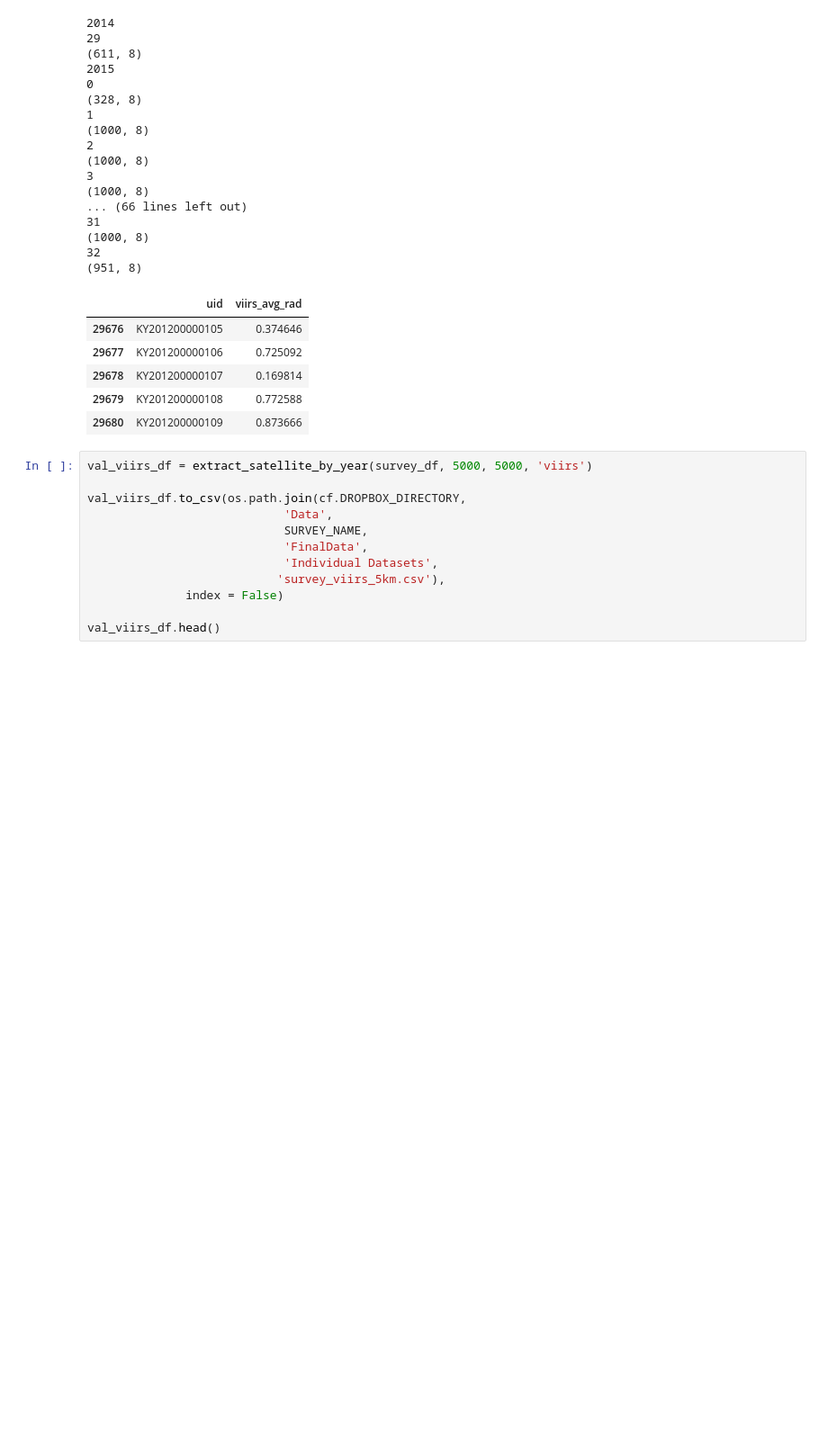
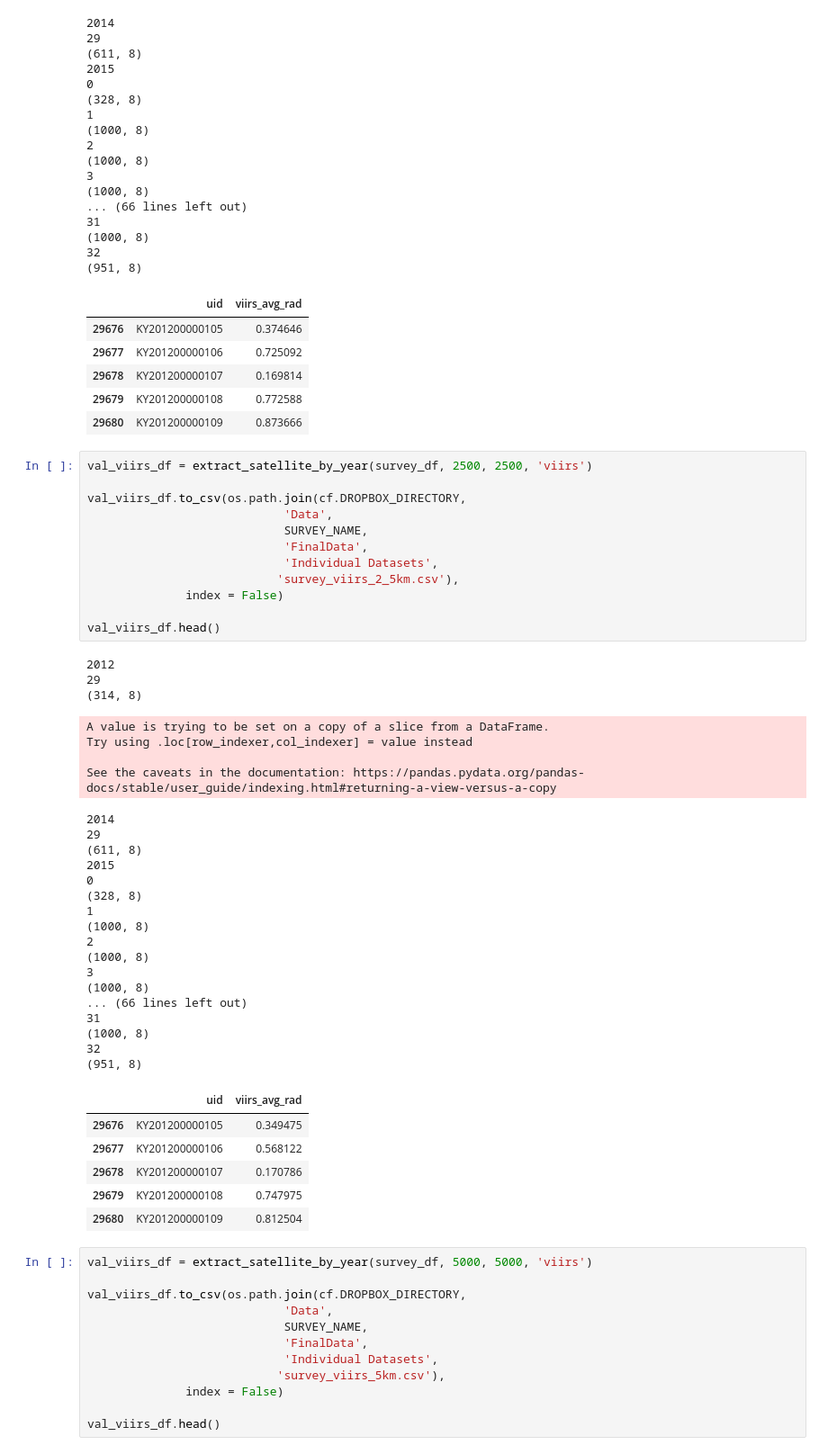
Before and after one commit to dime-worldbank/big-data-poverty-estimation, a Jupyter notebook: DataWork/02_get_process_ancillary_data/Satellite Data/extract_values.ipynb, the cells around one changed output. Shown: that part at 90% size. Saved outputs shown, nothing was run; the diff lists cells and outputs as text; blank space fills up the shorter version.

```diff
--- a/DataWork/02_get_process_ancillary_data/Satellite Data/extract_values.ipynb
+++ b/DataWork/02_get_process_ancillary_data/Satellite Data/extract_values.ipynb
@@ -533,6 +533,49 @@ See the caveats in the documentation: https://pandas.pydata.org/pandas-docs/stab
 | 29678 | KY201200000107 | 0.169814 |
 | 29679 | KY201200000108 | 0.772588 |
 | 29680 | KY201200000109 | 0.873666 |
+# %%
+val_viirs_df = extract_satellite_by_year(survey_df, 2500, 2500, 'viirs')
+
+val_viirs_df.to_csv(os.path.join(cf.DROPBOX_DIRECTORY,
+                            'Data',
+                            SURVEY_NAME,
+                            'FinalData',
+                            'Individual Datasets',
+                           'survey_viirs_2_5km.csv'),
+              index = False)
+
+val_viirs_df.head()
+# %% [output]
+2012
+29
+(314, 8)
+A value is trying to be set on a copy of a slice from a DataFrame.
+Try using .loc[row_indexer,col_indexer] = value instead
+
+See the caveats in the documentation: https://pandas.pydata.org/pandas-docs/stable/user_guide/indexing.html#returning-a-view-versus-a-copy
+2014
+29
+(611, 8)
+2015
+0
+(328, 8)
+1
+(1000, 8)
+2
+(1000, 8)
+3
+(1000, 8)
+... (66 lines left out)
+31
+(1000, 8)
+32
+(951, 8)
+|  | uid | viirs_avg_rad |
+| 29676 | KY201200000105 | 0.349475 |
+| 29677 | KY201200000106 | 0.568122 |
+| 29678 | KY201200000107 | 0.170786 |
+| 29679 | KY201200000108 | 0.747975 |
+| 29680 | KY201200000109 | 0.812504 |
 # %%
 val_viirs_df = extract_satellite_by_year(survey_df, 5000, 5000, 'viirs')
 
```
Also changed, not shown: parts of 2 cells of this notebook, 10 other files.
